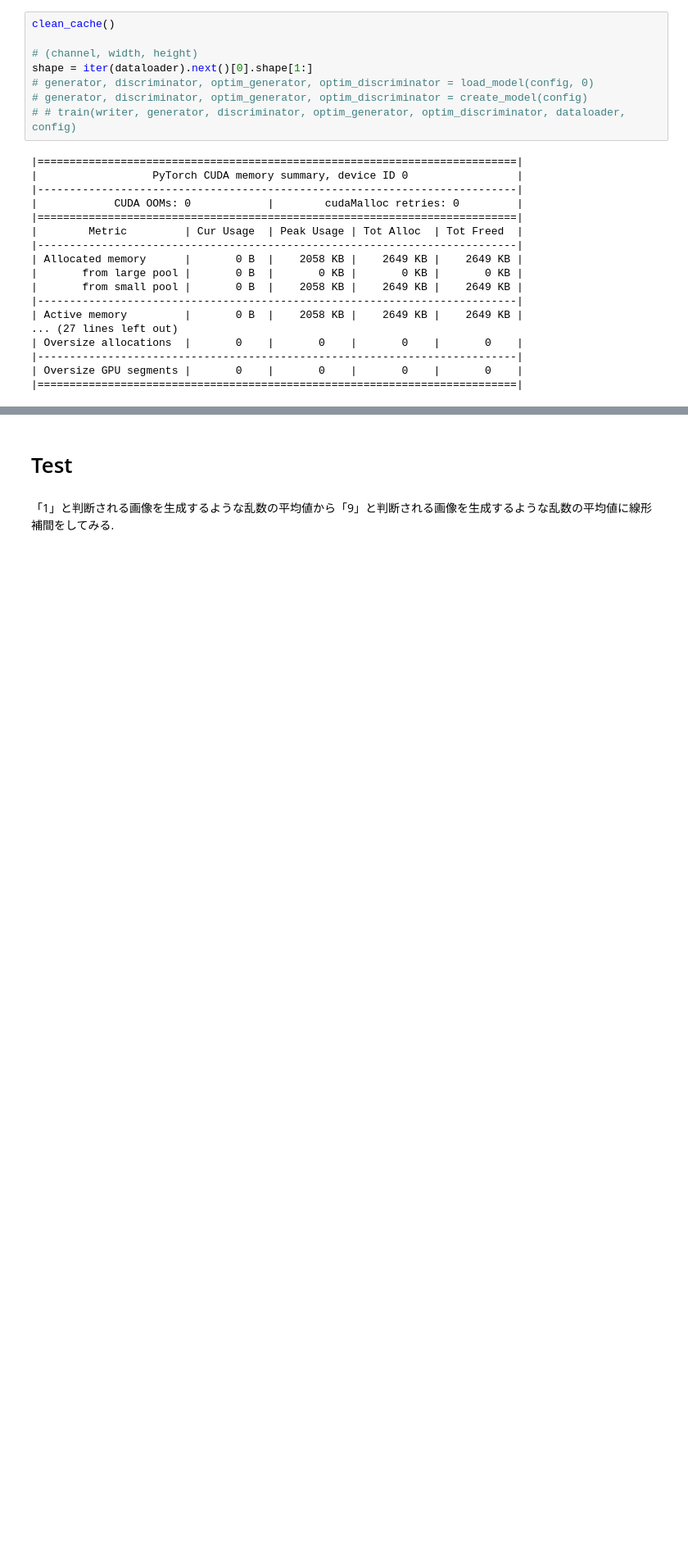
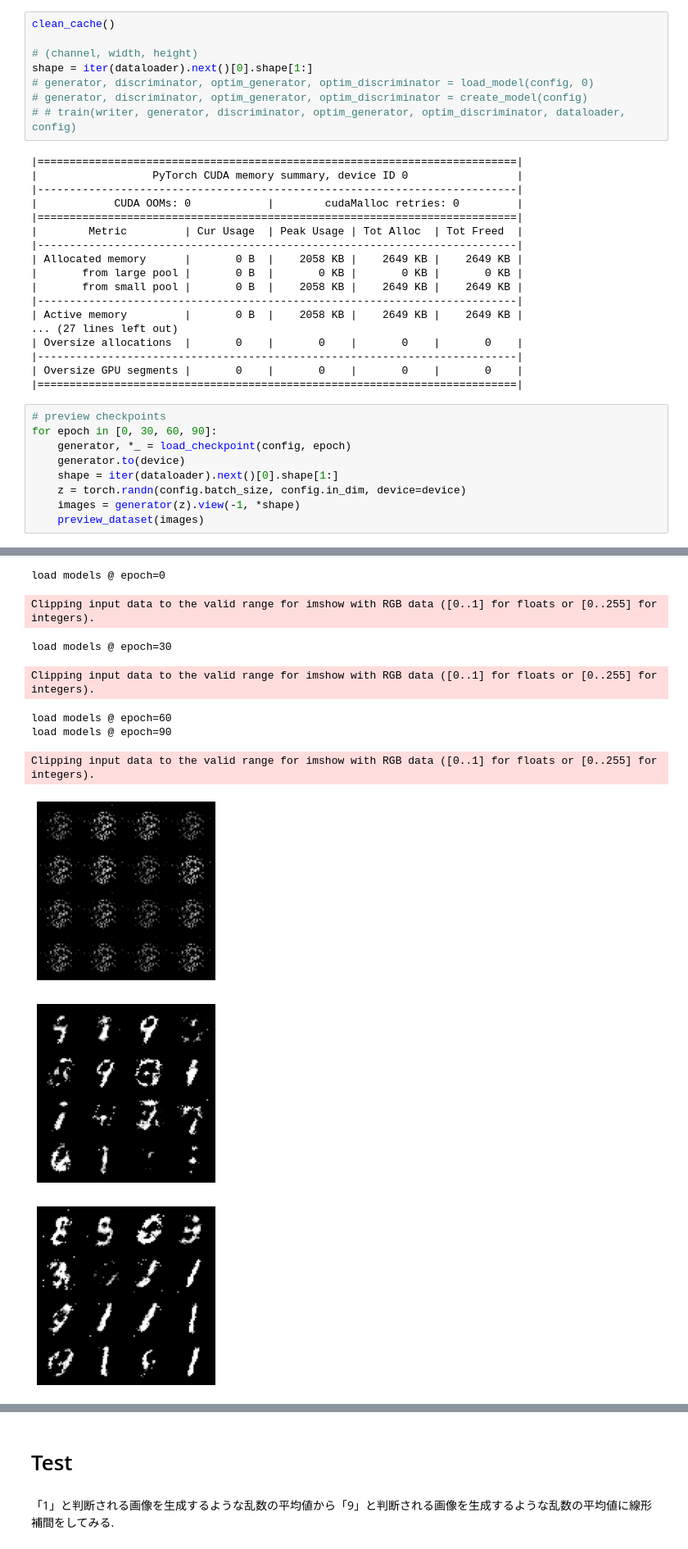
Before and after one commit to wakame-tech/994G601-gan-morphing, a Jupyter notebook: gan.ipynb, the cells around one changed output, grey strips where cells are left out. Shown at 82% size. Saved outputs shown, nothing was run; the diff lists cells and outputs as text; blank space fills up the shorter version.

```diff
--- a/gan.ipynb
+++ b/gan.ipynb
@@ -299,3 +285,13 @@ shape = iter(dataloader).next()[0].shape[1:]
 |---------------------------------------------------------------------------|
 | Oversize GPU segments |       0    |       0    |       0    |       0    |
 |===========================================================================|
+# %%
+# preview checkpoints
+for epoch in [0, 30, 60, 90]:
+    generator, *_ = load_checkpoint(config, epoch)
+    generator.to(device)
+    shape = iter(dataloader).next()[0].shape[1:]
+    z = torch.randn(config.batch_size, config.in_dim, device=device)
+    images = generator(z).view(-1, *shape)
+    preview_dataset(images)
+# %% [output]
@@ -301,0 +299,10 @@ shape = iter(dataloader).next()[0].shape[1:]
+load models @ epoch=0
+Clipping input data to the valid range for imshow with RGB data ([0..1] for floats or [0..255] for integers).
+load models @ epoch=30
+Clipping input data to the valid range for imshow with RGB data ([0..1] for floats or [0..255] for integers).
+load models @ epoch=60
+load models @ epoch=90
+Clipping input data to the valid range for imshow with RGB data ([0..1] for floats or [0..255] for integers).
+[figure, added]
+[figure, added]
+[figure, added]
```
Also changed, not shown: parts of 3 cells of this notebook, 8 other files.
